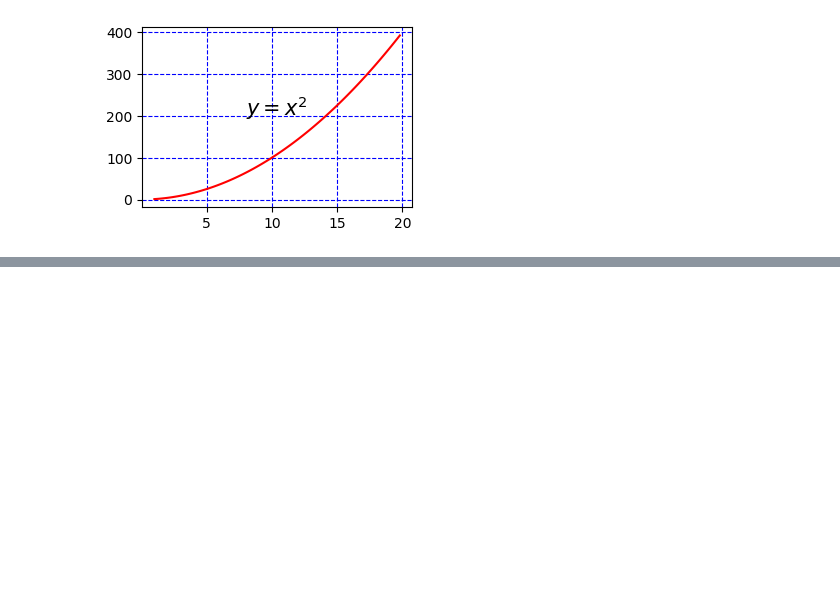
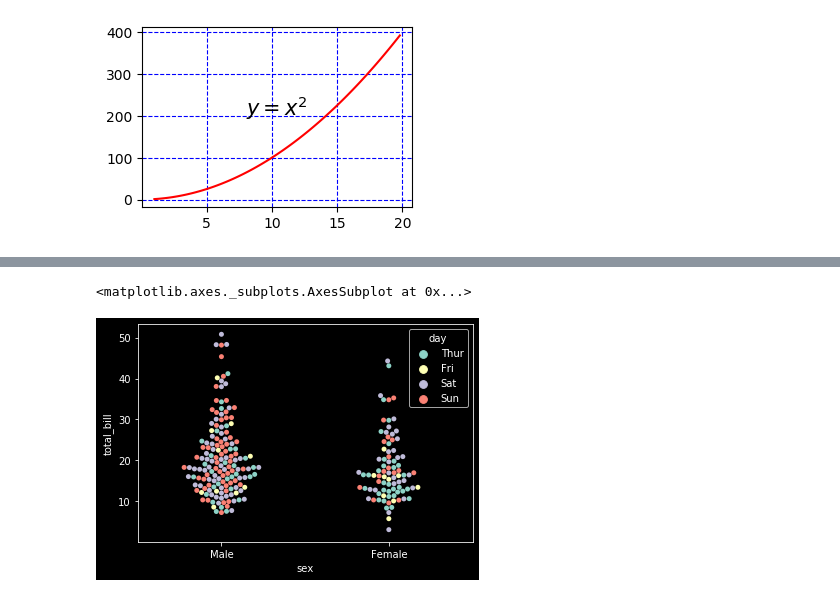
Before and after one commit to kazimosiurahman/Data_viz, a Jupyter notebook: data_viz.ipynb, the cells around one changed output, grey strips where cells are left out. Saved outputs shown, nothing was run; the diff lists cells and outputs as text; code cells hidden in the pictures; blank space fills up the shorter version.

```diff
--- a/data_viz.ipynb
+++ b/data_viz.ipynb
@@ -269,0 +338,8 @@ Text(8, 200, '$y = x^2$')
+# %%
+#trying swarm plot on the same set
+#swarm plot is similar to strip plot without any overlapping
+#comparing the above and below charts, male and femlae plots have kind of overlapped , whereas in swarm it has spread
+sns.swarmplot(x='sex',y='total_bill',hue='day',data=tips,)
+# %% [output]
+<matplotlib.axes._subplots.AxesSubplot at 0x...>
+[figure, added]
```
Also changed, not shown: parts of 12 cells of this notebook.
